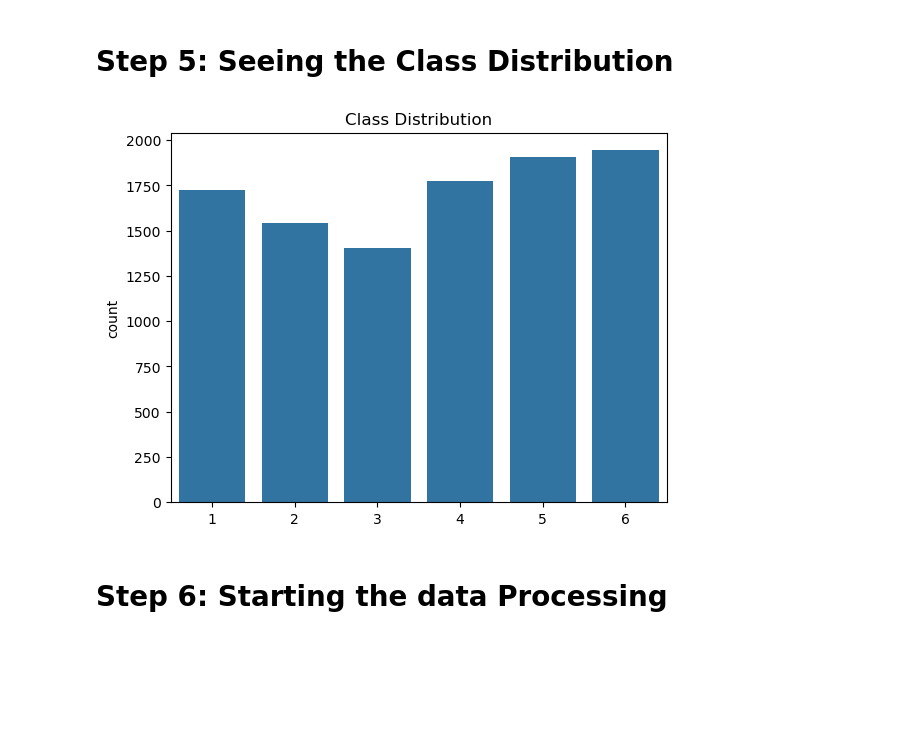
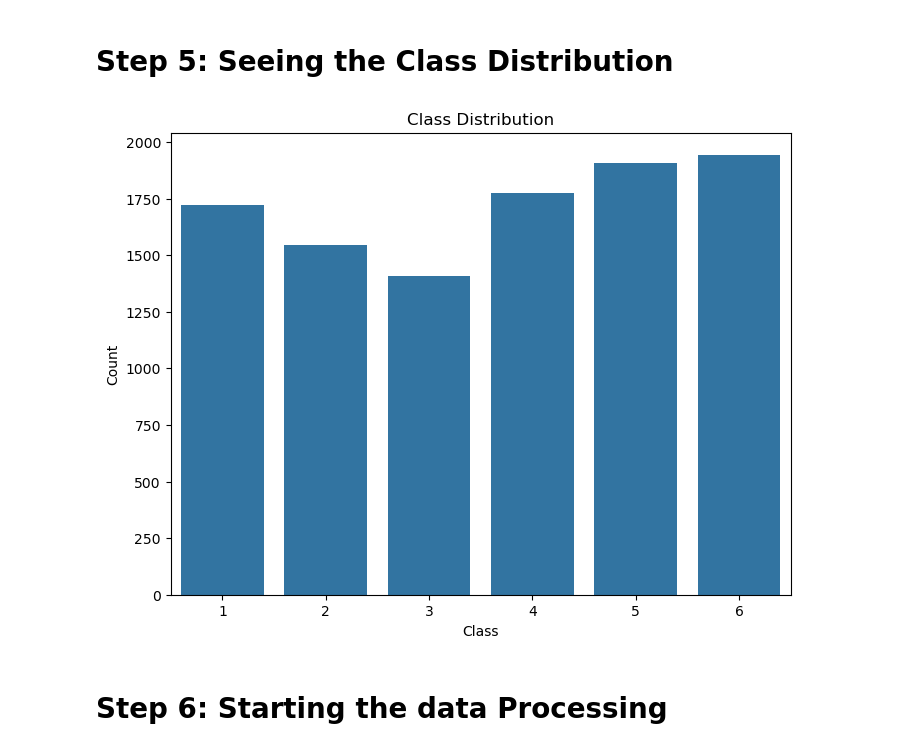
Before and after one commit to Cathal-McHale/Gesture_UI_Project1, a Jupyter notebook: gesture_ui_project.ipynb, the cells around one changed output. Saved outputs shown, nothing was run; the diff lists cells and outputs as text; code cells hidden in the pictures; blank space fills up the shorter version.

```diff
--- a/gesture_ui_project.ipynb
+++ b/gesture_ui_project.ipynb
@@ -59,11 +66,15 @@ Name: count, dtype: int64
 # %% [markdown]
 # Step 5: Seeing the Class Distribution
 # %%
+# Visualize class distribution
+plt.figure(figsize=(8, 6))
 sns.countplot(x=y)
 plt.title("Class Distribution")
+plt.xlabel("Class")
+plt.ylabel("Count")
 plt.show()
 # %% [output]
-[figure, old version]
+[figure, new version]
 # %% [markdown]
 # Step 6: Starting the data Processing
 # %%
```
Also changed, not shown: parts of 14 cells of this notebook.
